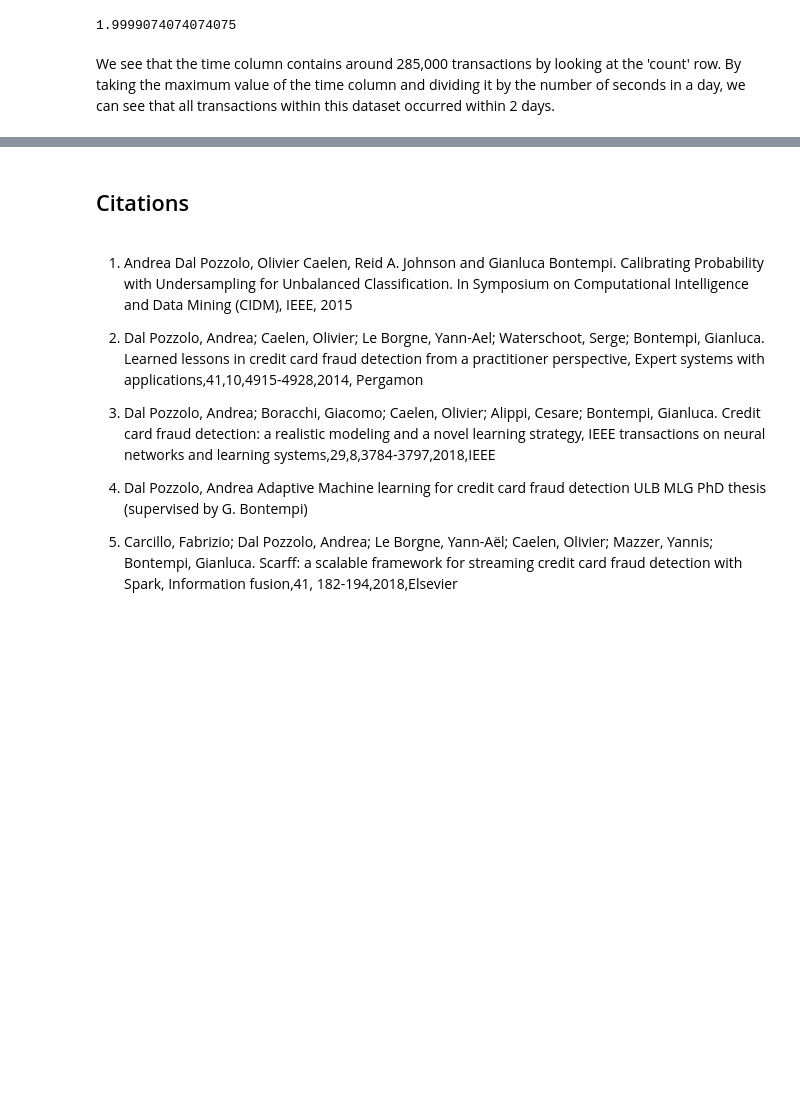
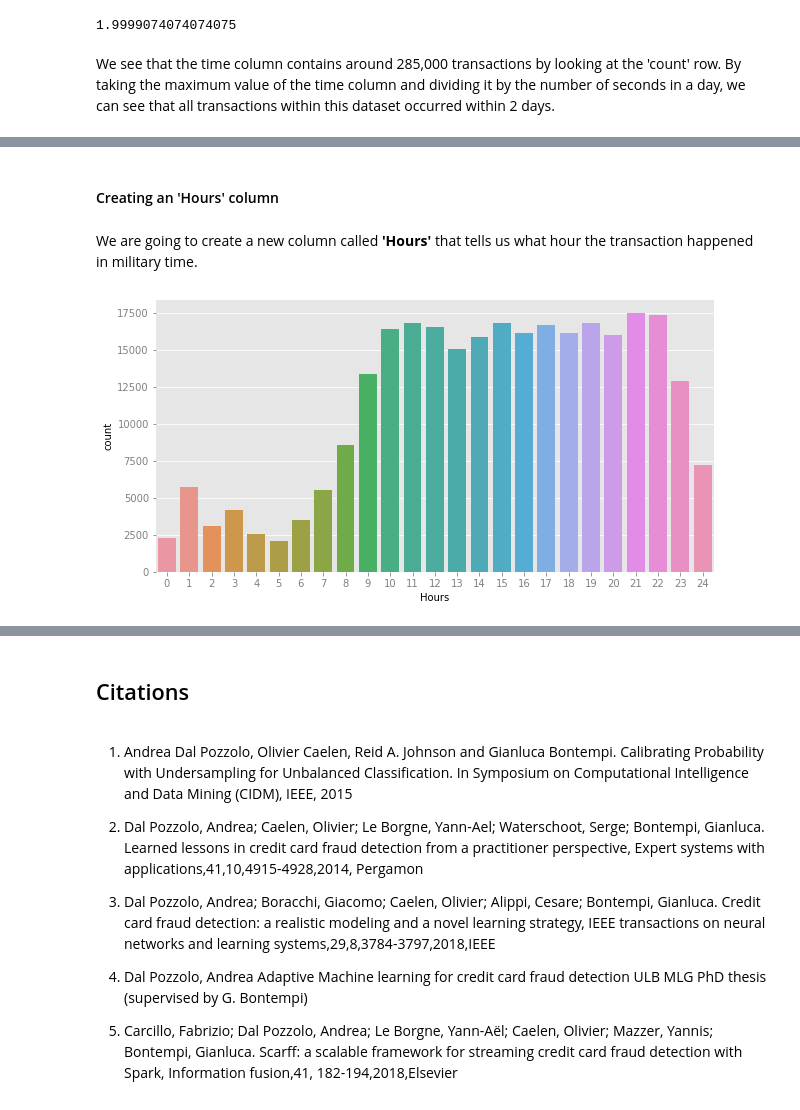
Before and after one commit to Lewis34cs/Credit_Card_Fraud_Detection, a Jupyter notebook: creditcard_fraud.ipynb, the cells around one changed output, grey strips where cells are left out. Drawn from its saved outputs; the diff is of its cells as text; code cells hidden in the pictures; blank space fills up the shorter version.

Commit message:
Created new 'Hours' column

```diff
--- a/creditcard_fraud.ipynb
+++ b/creditcard_fraud.ipynb
@@ -140,0 +123,18 @@ sns.histplot(data=df, hue='Class', x='Time')
+# %% [markdown]
+#### Creating an 'Hours' column
+# %% [markdown]
+We are going to create a new column called **'Hours'** that tells us what hour the transaction happened in military time.
+# %%
+def make_hours(num):
+    val = round((num / n_sec_per_day * 24))
+    if val > 24:
+        val = val - 24
+    return val
+# %%
+apply_hours = df['Time'].apply(make_hours)
+df['Hours'] = apply_hours
+# %%
+plt.figure(figsize=(10,5))
+sns.countplot(x='Hours', data=df);
+# %% [output]
+[figure, added]
```
Also changed, not shown: parts of 8 cells of this notebook.
